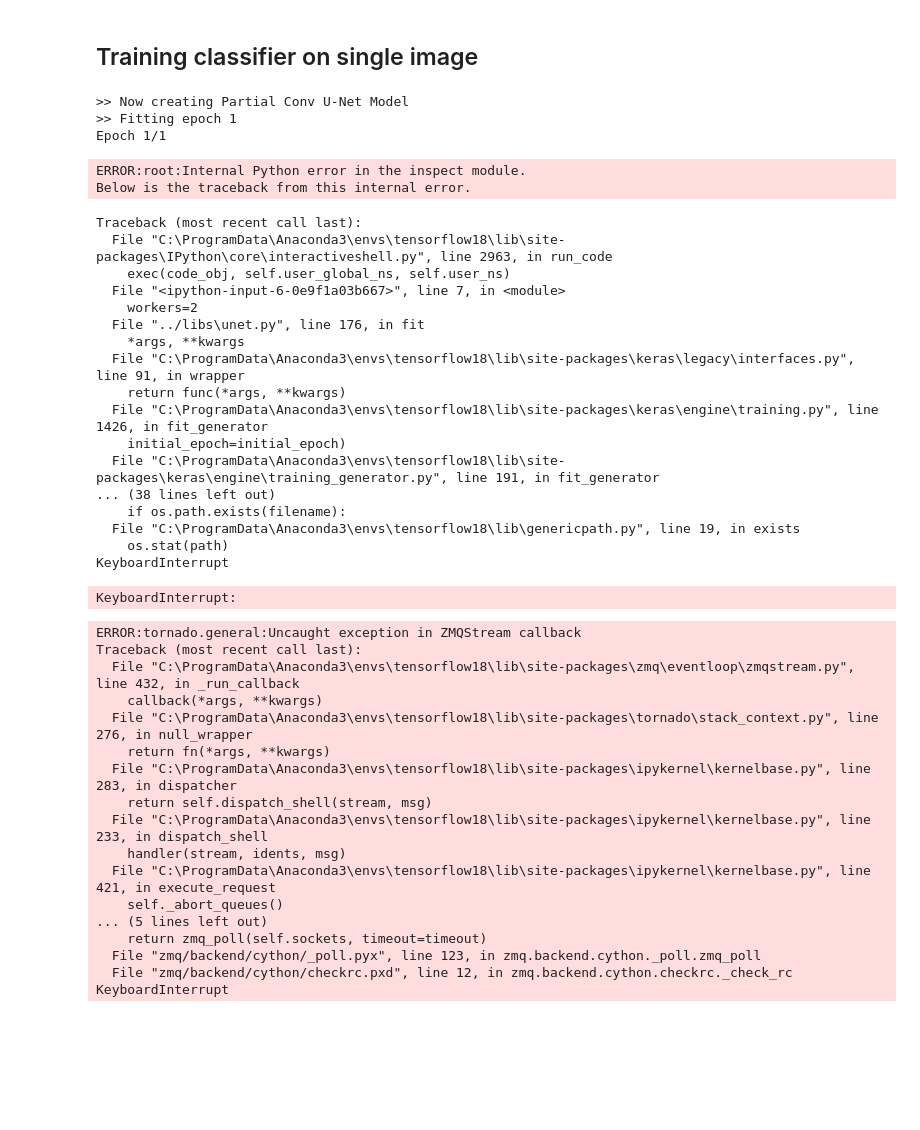
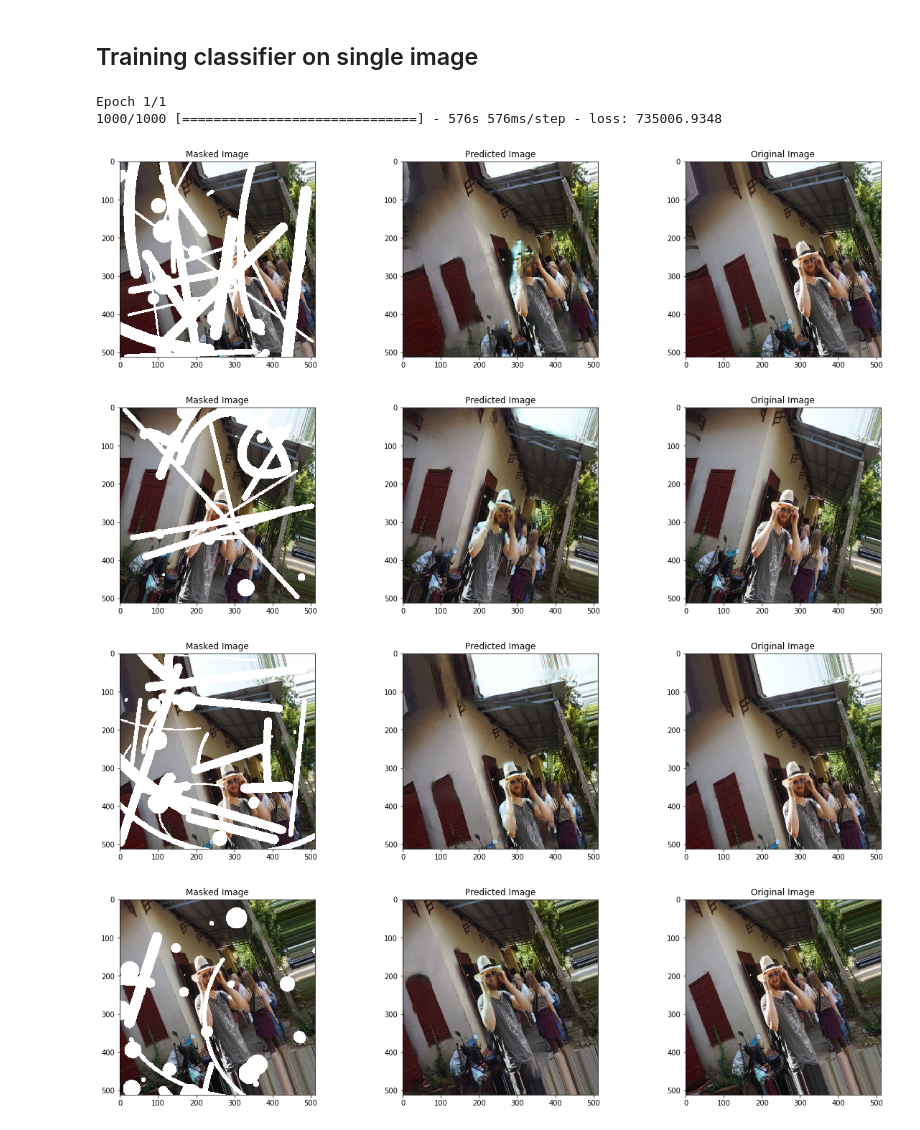
Before and after one commit to MathiasGruber/PConv-Keras, a Jupyter notebook: Step3 - UNet Architecture.ipynb, the cells around one changed output. Drawn from its saved outputs; the diff is of its cells as text; code cells hidden in the pictures; blank space fills up the shorter version.

```diff
--- a/Step3 - UNet Architecture.ipynb
+++ b/Step3 - UNet Architecture.ipynb
@@ -123,52 +119,35 @@ axes[2].imshow(ori[0,:,:,:])
 # %% [markdown]
 ## Training classifier on single image
+# %%
+def plot_callback(model):
+    """Called at the end of each epoch, displaying our previous test images,
+    as well as their masked predictions and saving them to disk"""
+
+    # Get samples & Display them
+    pred_img = model.predict([masked, mask])
+
+    # Clear current output and display test images
+    for i in range(len(ori)):
+        _, axes = plt.subplots(1, 3, figsize=(20, 5))
+        axes[0].imshow(masked[i,:,:,:])
+        axes[1].imshow(pred_img[i,:,:,:] * 1.)
+        axes[2].imshow(ori[i,:,:,:])
+        axes[0].set_title('Masked Image')
+        axes[1].set_title('Predicted Image')
+        axes[2].set_title('Original Image')
+        plt.show()
 # %%
 model = PConvUnet()
 model.fit(
     generator,
-    steps_per_epoch=5000,
-    epochs=10,
-    test_imgs=[next(generator)],
-    workers=2
+    steps_per_epoch=1000,
+    epochs=1,
+    plot_callback=plot_callback,
 )
 # %% [output]
->> Now creating Partial Conv U-Net Model
->> Fitting epoch 1
 Epoch 1/1
+1000/1000 [==============================] - 576s 576ms/step - loss: 735006.9348
-ERROR:root:Internal Python error in the inspect module.
-Below is the traceback from this internal error.
-Traceback (most recent call last):
-  File "C:\ProgramData\Anaconda3\envs\tensorflow18\lib\site-packages\IPython\core\interactiveshell.py", line 2963, in run_code
-    exec(code_obj, self.user_global_ns, self.user_ns)
-  File "<ipython-input-6-0e9f1a03b667>", line 7, in <module>
-    workers=2
-  File "../libs\unet.py", line 176, in fit
-    *args, **kwargs
-  File "C:\ProgramData\Anaconda3\envs\tensorflow18\lib\site-packages\keras\legacy\interfaces.py", line 91, in wrapper
-    return func(*args, **kwargs)
-  File "C:\ProgramData\Anaconda3\envs\tensorflow18\lib\site-packages\keras\engine\training.py", line 1426, in fit_generator
-    initial_epoch=initial_epoch)
-  File "C:\ProgramData\Anaconda3\envs\tensorflow18\lib\site-packages\keras\engine\training_generator.py", line 191, in fit_generator
-... (38 lines left out)
-    if os.path.exists(filename):
-  File "C:\ProgramData\Anaconda3\envs\tensorflow18\lib\genericpath.py", line 19, in exists
-    os.stat(path)
-KeyboardInterrupt
-KeyboardInterrupt:
-ERROR:tornado.general:Uncaught exception in ZMQStream callback
-Traceback (most recent call last):
-  File "C:\ProgramData\Anaconda3\envs\tensorflow18\lib\site-packages\zmq\eventloop\zmqstream.py", line 432, in _run_callback
-    callback(*args, **kwargs)
-  File "C:\ProgramData\Anaconda3\envs\tensorflow18\lib\site-packages\tornado\stack_context.py", line 276, in null_wrapper
-    return fn(*args, **kwargs)
-  File "C:\ProgramData\Anaconda3\envs\tensorflow18\lib\site-packages\ipykernel\kernelbase.py", line 283, in dispatcher
-    return self.dispatch_shell(stream, msg)
-  File "C:\ProgramData\Anaconda3\envs\tensorflow18\lib\site-packages\ipykernel\kernelbase.py", line 233, in dispatch_shell
-    handler(stream, idents, msg)
-  File "C:\ProgramData\Anaconda3\envs\tensorflow18\lib\site-packages\ipykernel\kernelbase.py", line 421, in execute_request
-    self._abort_queues()
-... (5 lines left out)
-    return zmq_poll(self.sockets, timeout=timeout)
-  File "zmq/backend/cython/_poll.pyx", line 123, in zmq.backend.cython._poll.zmq_poll
-  File "zmq/backend/cython/checkrc.pxd", line 12, in zmq.backend.cython.checkrc._check_rc
-KeyboardInterrupt
+[figure, added]
+[figure, added]
+[figure, added]
+[figure, added]
```
Also changed, not shown: parts of 6 cells of this notebook, 3 other files.
